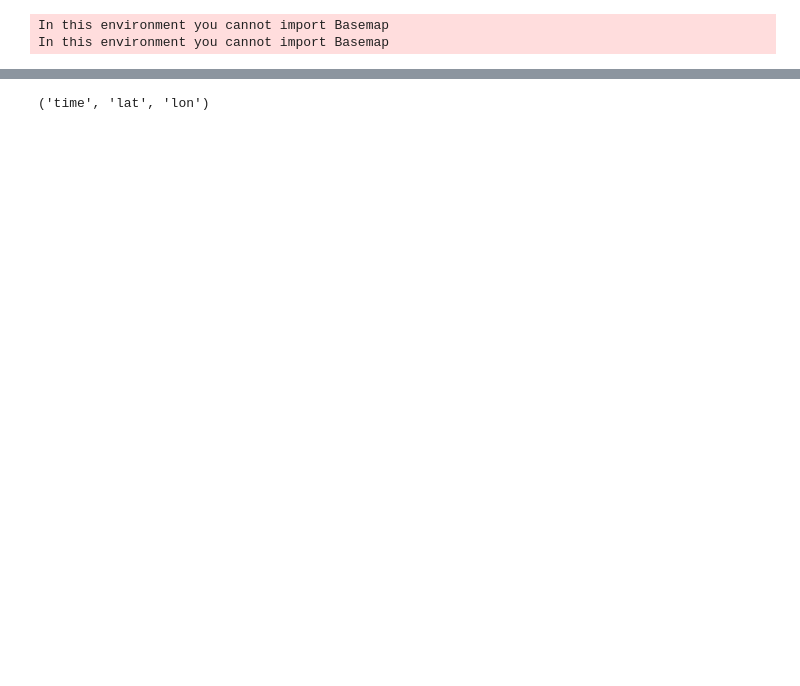
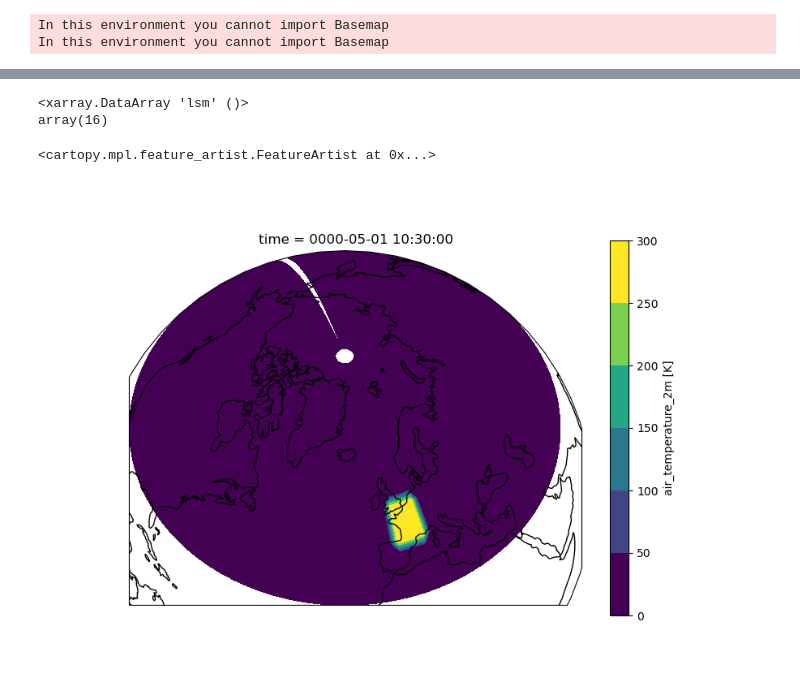
Before and after one commit to georgemilosh/Climate-Learning, a Jupyter notebook: PLASIM/testing.ipynb, the cells around one changed output, grey strips where cells are left out. Saved outputs shown, nothing was run; the diff lists cells and outputs as text; code cells hidden in the pictures; blank space fills up the shorter version.

```diff
--- a/PLASIM/testing.ipynb
+++ b/PLASIM/testing.ipynb
@@ -90,6 +30,0 @@ lsm = ef.get_lsm(mylocal='/local/gmiloshe/PLASIM/', Model='Plasim')
-# %%
-lsm.dims
-# %% [output]
-('time', 'lat', 'lon')
-# %%
-tas.field.data *= tas.mask.data
@@ -97,0 +31,15 @@ tas.filter()
+# %%
+np.sum(tas.mask)
+# %% [output]
+<xarray.DataArray 'lsm' ()>
+array(16)
+# %%
+fig = plt.figure(figsize=(9,6))
+
+ax = fig.add_subplot(projection=ccrs.Orthographic(-20, 55))
+ef.monotonize_longitude(tas.field).isel(time=0).plot.contourf(ax=ax, transform=ccrs.PlateCarree())
+ax.coastlines()
+# ax.set_extent([-15, 15, 35, 60])
+# %% [output]
+<cartopy.mpl.feature_artist.FeatureArtist at 0x...>
+[figure, added]
```
Also changed, not shown: parts of 17 cells of this notebook, 2 other files.
